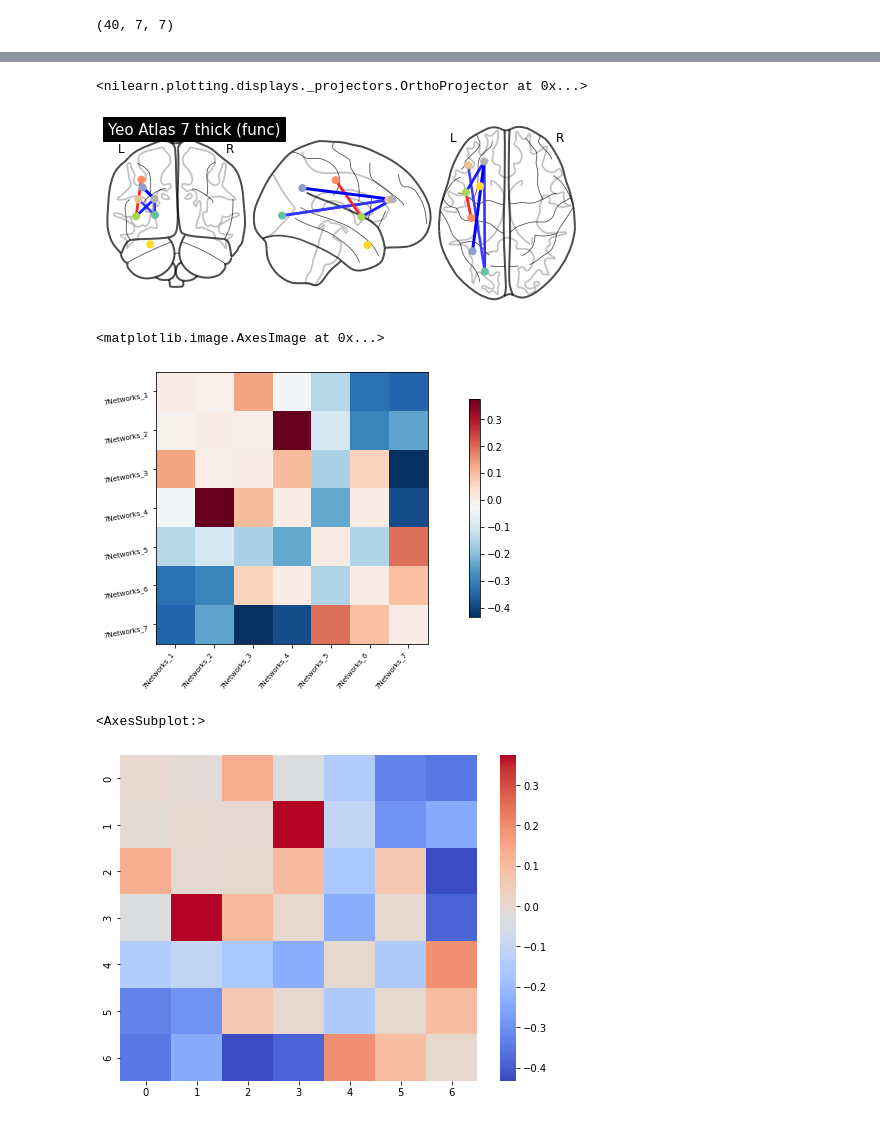
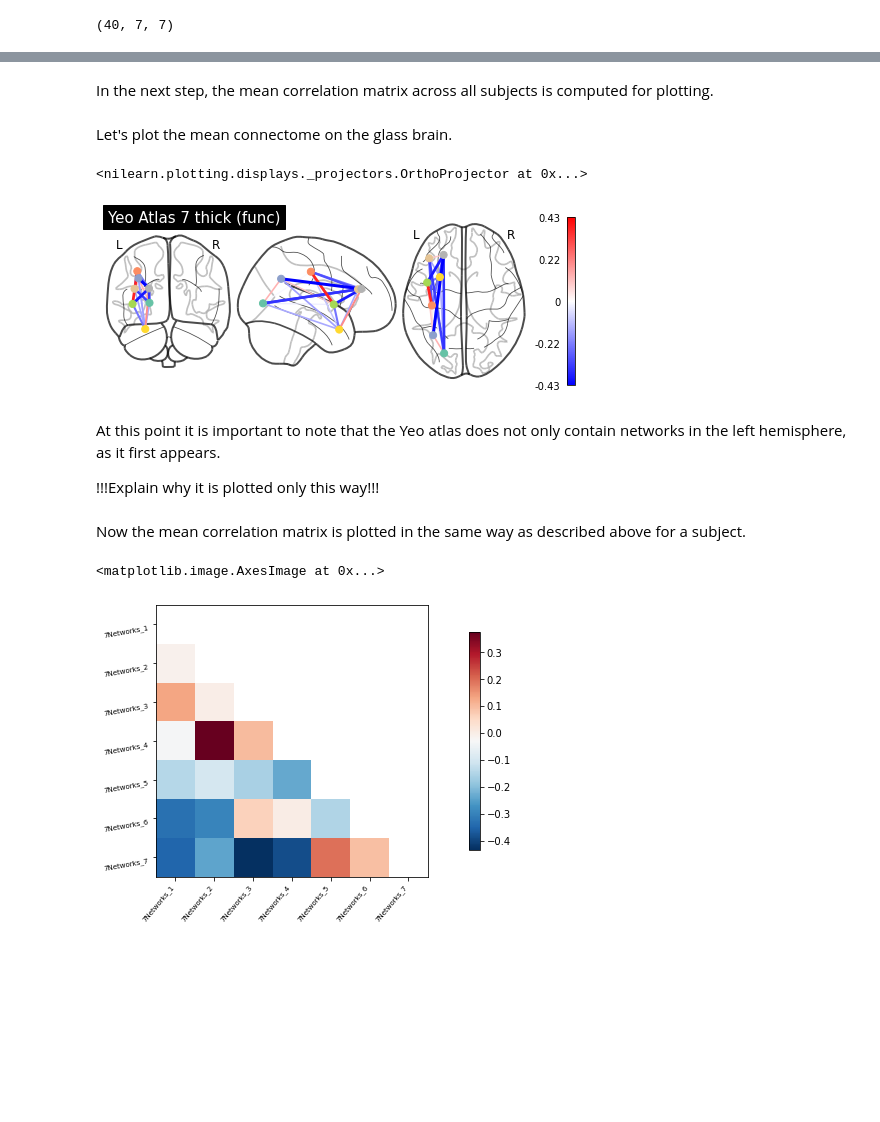
Before and after one commit to nwiltberg/project_msc05, a Jupyter notebook: code/Data_Analysis.ipynb, the cells around one changed output, grey strips where cells are left out. Cells and saved outputs as stored; diff of their text form; code cells hidden in the pictures; blank space fills up the shorter version.

Commit message:
added comments and plotted only lower triangle of connectivity matrices

```diff
--- a/code/Data_Analysis.ipynb
+++ b/code/Data_Analysis.ipynb
@@ -161 +167,3 @@ coordinates = plotting.find_parcellation_cut_coords(labels_img=atlas_file)
+# %% [markdown]
+In the next step, the mean correlation matrix across all subjects is computed for plotting.
 # %%
@@ -164,25 +170,22 @@ coordinates = plotting.find_parcellation_cut_coords(labels_img=atlas_file)
 mean_correlation_matrix = connectome_measure.mean_
+# %% [markdown]
+Let's plot the mean connectome on the glass brain.
 # %%
-# plot connectome with 80% edge strength in the connectivity
 plotting.plot_connectome(mean_correlation_matrix, coordinates,
-                         edge_threshold="80%",
-                         title='Yeo Atlas 7 thick (func)')
+                         title='Yeo Atlas 7 thick (func)', colorbar=True)
 # %% [output]
 <nilearn.plotting.displays._projectors.OrthoProjector at 0x...>
-[figure, old version]
+[figure, new version]
+# %% [markdown]
+At this point it is important to note that the Yeo atlas does not only contain networks in the left hemisphere, as it first appears.
+
+!!!Explain why it is plotted only this way!!!
+# %% [markdown]
+Now the mean correlation matrix is plotted in the same way as described above for a subject.
 # %%
 # plot mean connectivity matrix
 np.fill_diagonal(mean_correlation_matrix,0)
-plotting.plot_matrix(mean_correlation_matrix, labels=labels, colorbar=True)
+plotting.plot_matrix(mean_correlation_matrix, labels=labels, colorbar=True, tri='lower')
 # %% [output]
 <matplotlib.image.AxesImage at 0x...>
-[figure, old version]
+[figure, new version]
-# %%
-import seaborn as sns
-import matplotlib.pyplot as plt
-plt.figure(figsize=(8,6))
-sns.set_palette('colorblind')
-sns.heatmap(mean_correlation_matrix, cmap='coolwarm')
-# %% [output]
-<AxesSubplot:>
-[figure, removed]
```
Also changed, not shown: parts of 11 cells of this notebook.
